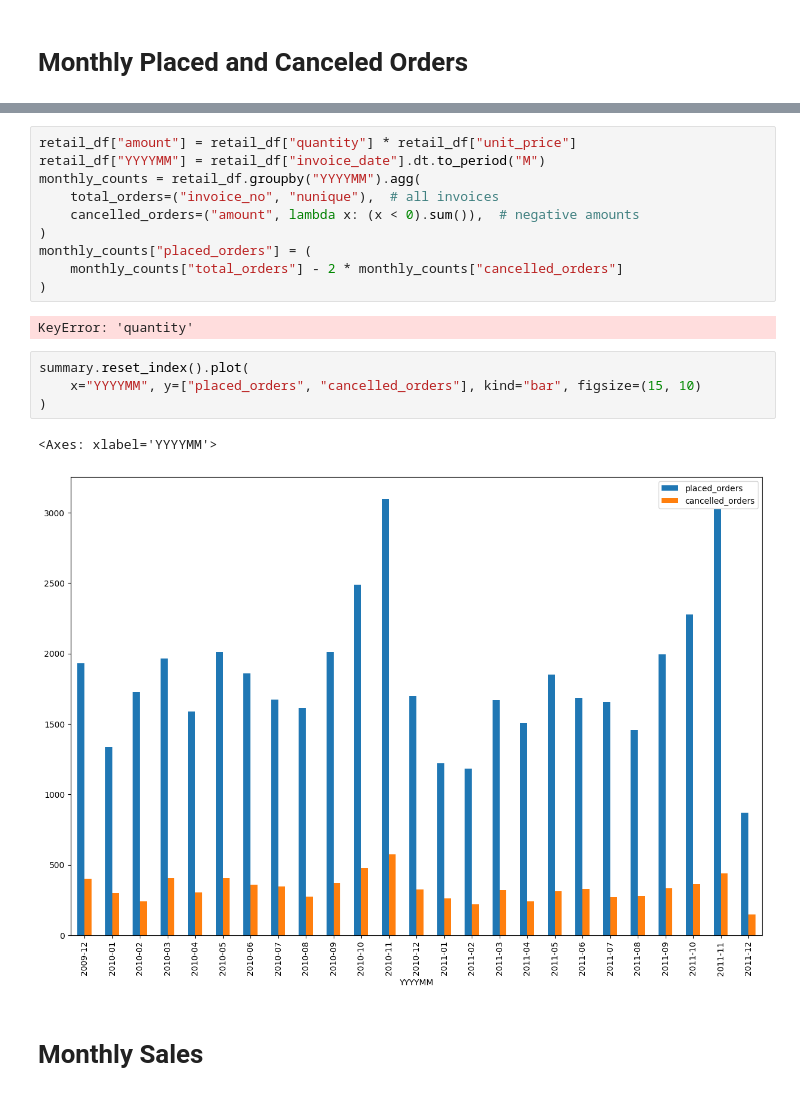
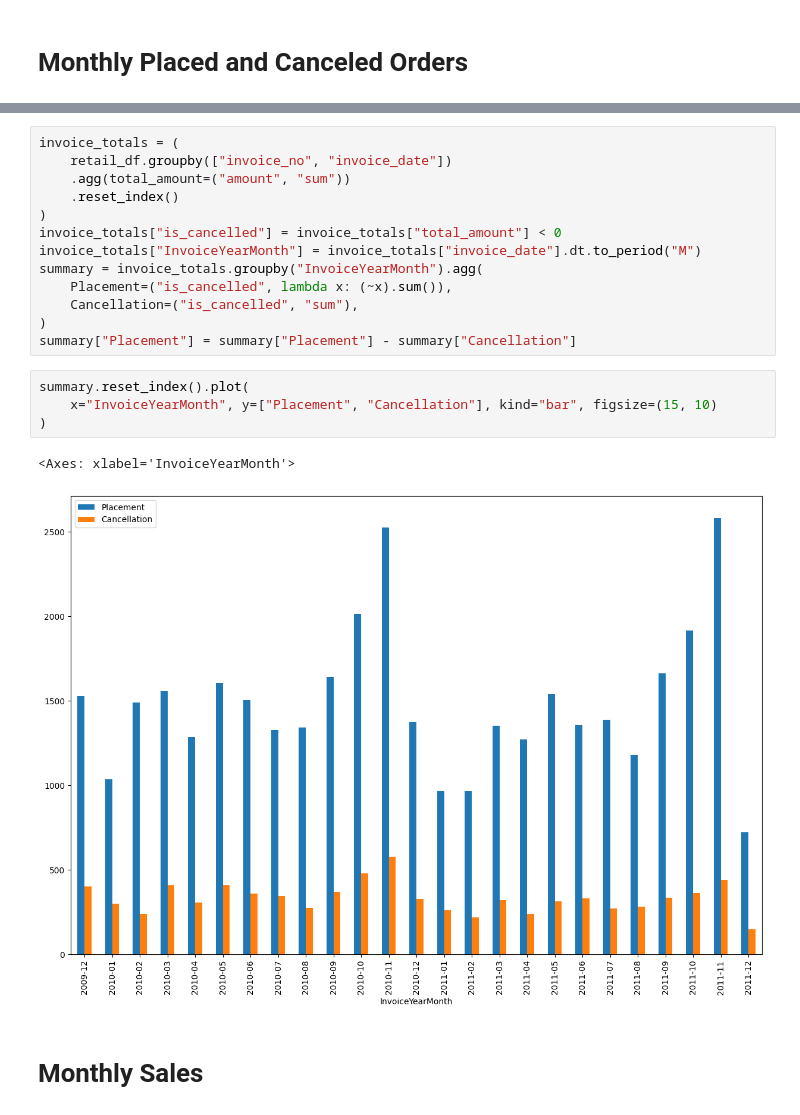
Before and after one commit to jarviscanada/jarvis_data_eng_FraserRaney, a Jupyter notebook: python_data_analytics/python_data_wrangling/retail_data_analytics_wrangling.ipynb, the cells around one changed output, grey strips where cells are left out. Drawn from its saved outputs; the diff is of its cells as text.

Commit message:
data analytics placed/cancelled 2

```diff
--- a/python_data_analytics/python_data_wrangling/retail_data_analytics_wrangling.ipynb
+++ b/python_data_analytics/python_data_wrangling/retail_data_analytics_wrangling.ipynb
@@ -215,22 +202,23 @@ Maximum:724.25
-# %%
-retail_df["amount"] = retail_df["quantity"] * retail_df["unit_price"]
-retail_df["YYYYMM"] = retail_df["invoice_date"].dt.to_period("M")
-monthly_counts = retail_df.groupby("YYYYMM").agg(
-    total_orders=("invoice_no", "nunique"),  # all invoices
-    cancelled_orders=("amount", lambda x: (x < 0).sum()),  # negative amounts
-)
-monthly_counts["placed_orders"] = (
-    monthly_counts["total_orders"] - 2 * monthly_counts["cancelled_orders"]
-)
-# %% [output]
-KeyError: 'quantity'
+# %%
+invoice_totals = (
+    retail_df.groupby(["invoice_no", "invoice_date"])
+    .agg(total_amount=("amount", "sum"))
+    .reset_index()
+)
+invoice_totals["is_cancelled"] = invoice_totals["total_amount"] < 0
+invoice_totals["InvoiceYearMonth"] = invoice_totals["invoice_date"].dt.to_period("M")
+summary = invoice_totals.groupby("InvoiceYearMonth").agg(
+    Placement=("is_cancelled", lambda x: (~x).sum()),
+    Cancellation=("is_cancelled", "sum"),
+)
+summary["Placement"] = summary["Placement"] - summary["Cancellation"]
 # %%
 summary.reset_index().plot(
-    x="YYYYMM", y=["placed_orders", "cancelled_orders"], kind="bar", figsize=(15, 10)
+    x="InvoiceYearMonth", y=["Placement", "Cancellation"], kind="bar", figsize=(15, 10)
 )
 # %% [output]
-<Axes: xlabel='YYYYMM'>
+<Axes: xlabel='InvoiceYearMonth'>
-[figure, old version]
+[figure, new version]
 # %% [markdown]
 # Monthly Sales
 # %% [markdown]
```
Also changed, not shown: parts of 1 cell of this notebook.
